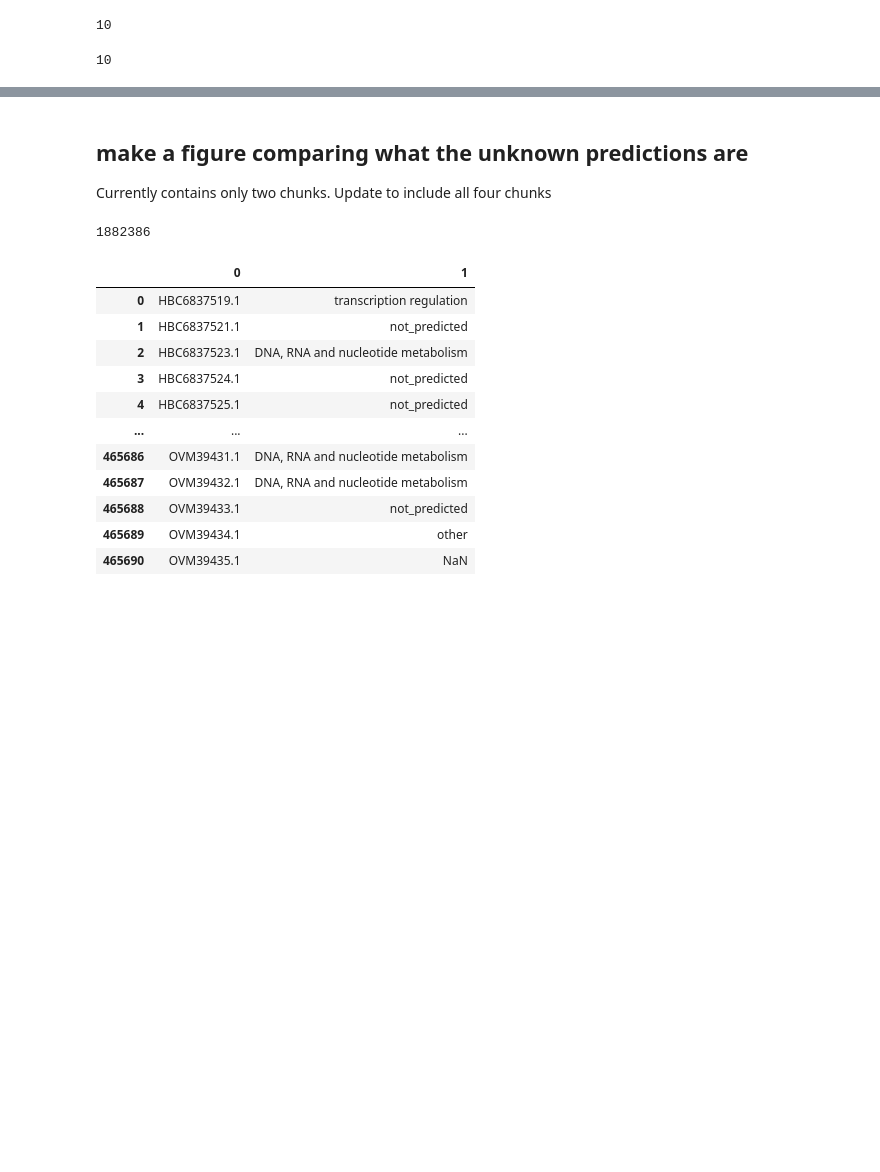
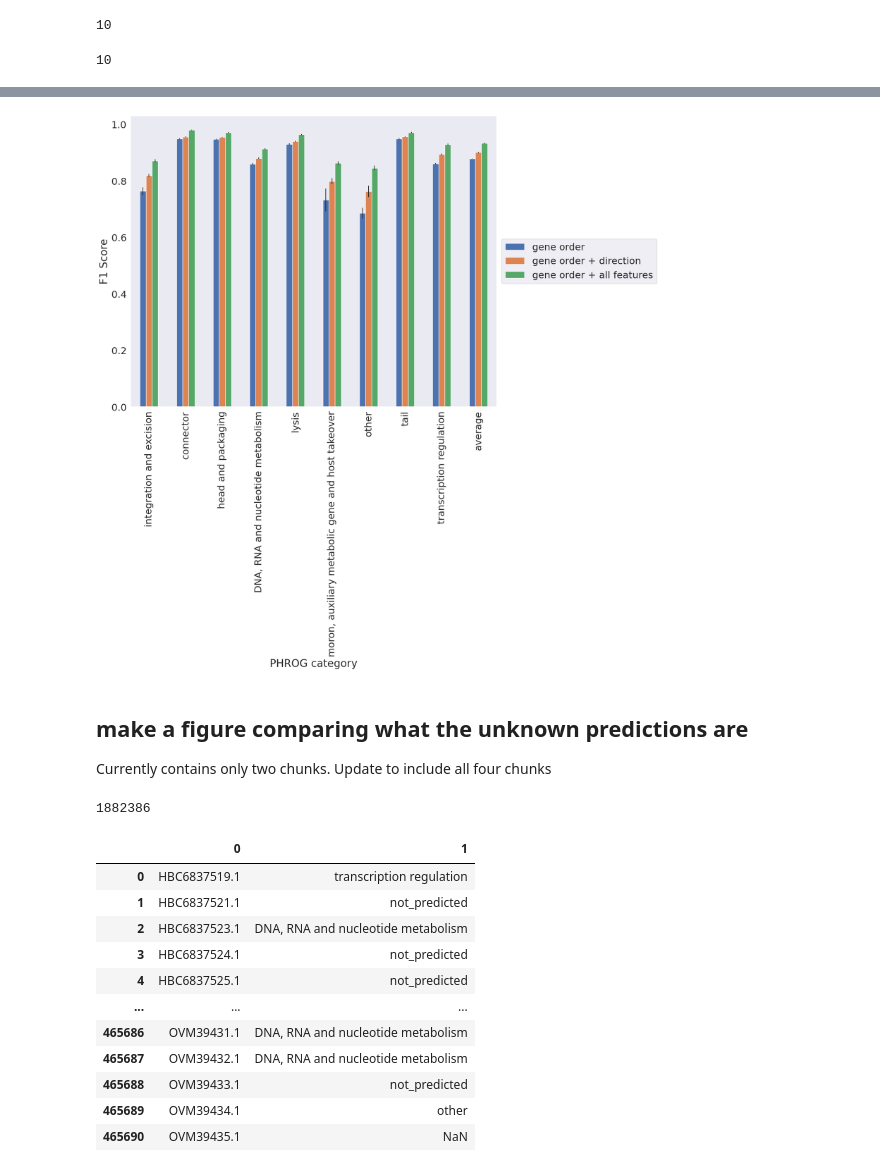
Before and after one commit to susiegriggo/Phynteny, a Jupyter notebook: notebooks/figures.ipynb, the cells around one changed output, grey strips where cells are left out. Drawn from its saved outputs; the diff is of its cells as text; code cells hidden in the pictures; blank space fills up the shorter version.

```diff
--- a/notebooks/figures.ipynb
+++ b/notebooks/figures.ipynb
@@ -439,6 +449,16 @@ ax.set_ylabel("PHROG category")
 # %% [output]
 Text(0, 0.5, 'PHROG category')
 [figure]
+# %%
+ax = f1_df.plot(kind='bar', yerr = [none_f1_err, strand_f1_err, all_f1_err])
+ax.set_xticklabels(metrics_df.category)
+plt.rcParams["figure.figsize"] = (15,12)
+plt.legend(loc='center left', bbox_to_anchor=(1.0, 0.5))
+ax.set_ylabel("F1 Score")
+ax.set_xlabel("PHROG category")
+plt.savefig('comparison_vertical.png',  bbox_inches="tight")
+# %% [output]
+[figure, added]
 # %% [markdown]
 ## make a figure comparing what the unknown predictions are
 
```
Also changed, not shown: parts of 2 cells of this notebook, 2 other files.
